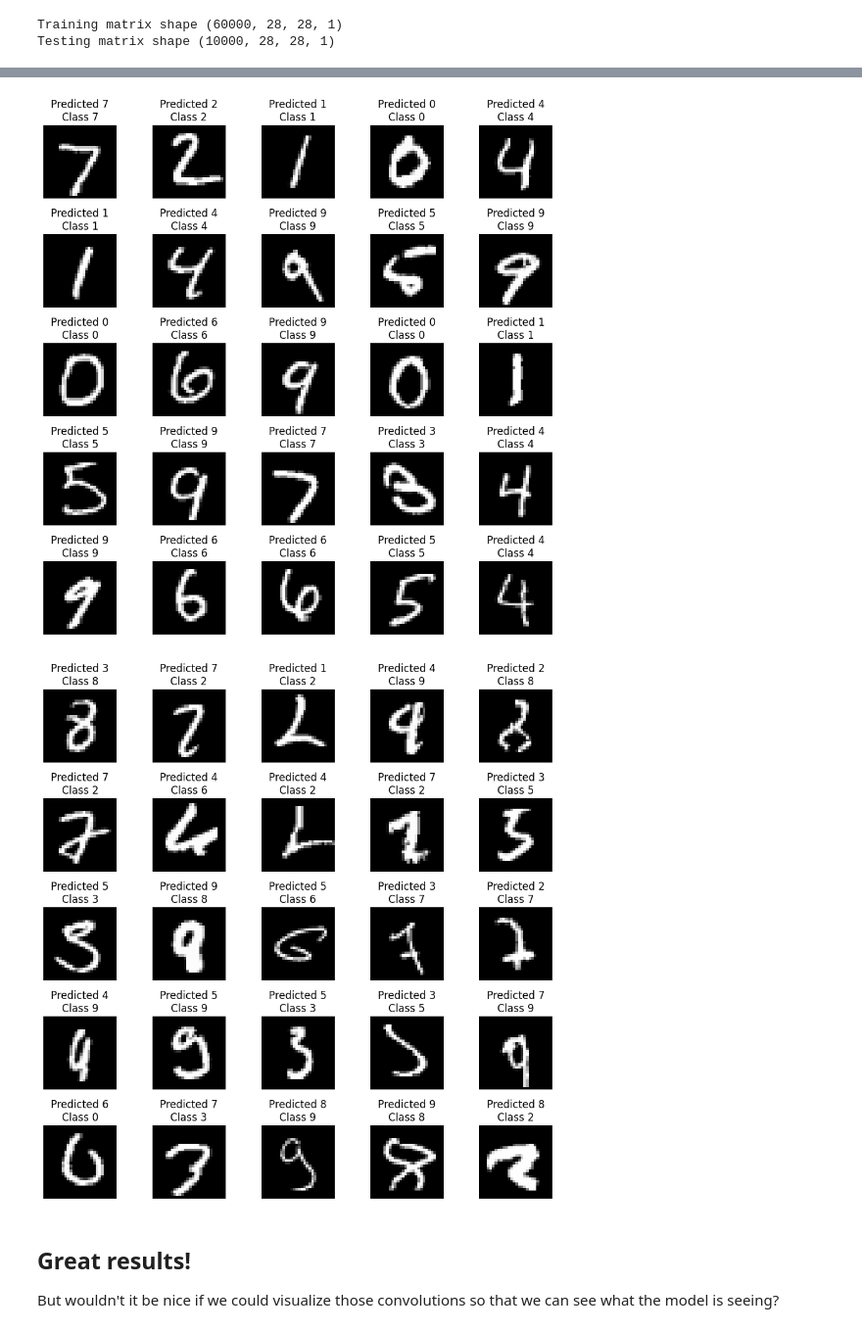
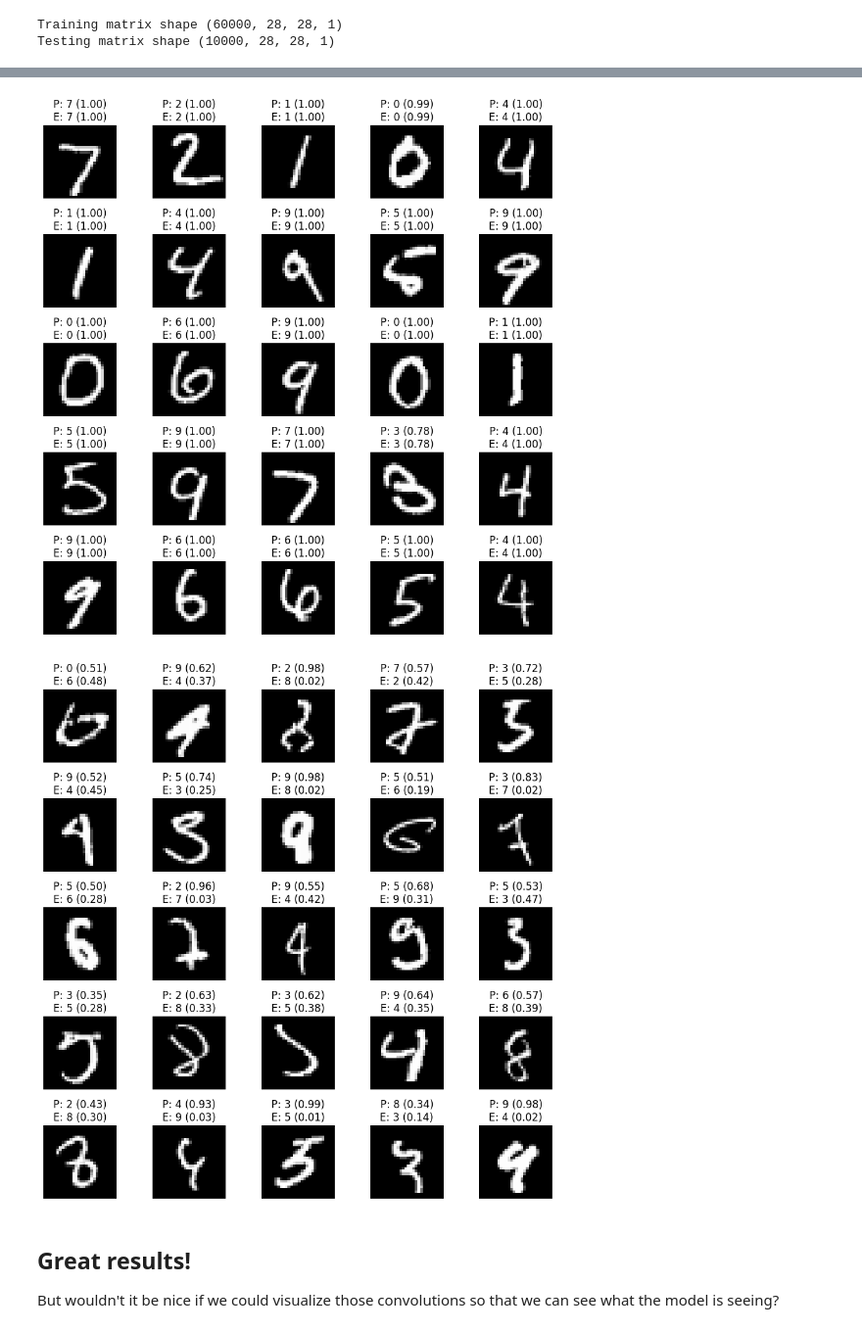
Before and after one commit to wut-mpg/ColabNotebooks, a Jupyter notebook: PERM_KerasIntro.ipynb, the cells around one changed output, grey strips where cells are left out. Shown at 98% size. Saved outputs shown, nothing was run; the diff lists cells and outputs as text; code cells hidden in the pictures.

```diff
--- a/PERM_KerasIntro.ipynb
+++ b/PERM_KerasIntro.ipynb
@@ -652,12 +652,12 @@ Confusion matrix, without normalization
 [figure]
 # %%
-show_samples(correct_indices, predicted_classes, X_test, y_test, 5)
+show_samples(correct_indices, predict, X_test, y_test, 5)
 # %% [output]
-[figure, old version]
+[figure, new version]
 # %%
-show_samples(incorrect_indices, predicted_classes, X_test, y_test, 5)
+show_samples(incorrect_indices, predict, X_test, y_test, 5)
 # %% [output]
-[figure, old version]
+[figure, new version]
 # %% [markdown]
 ## Great results!
 
```
Also changed, not shown: parts of 21 cells of this notebook.
